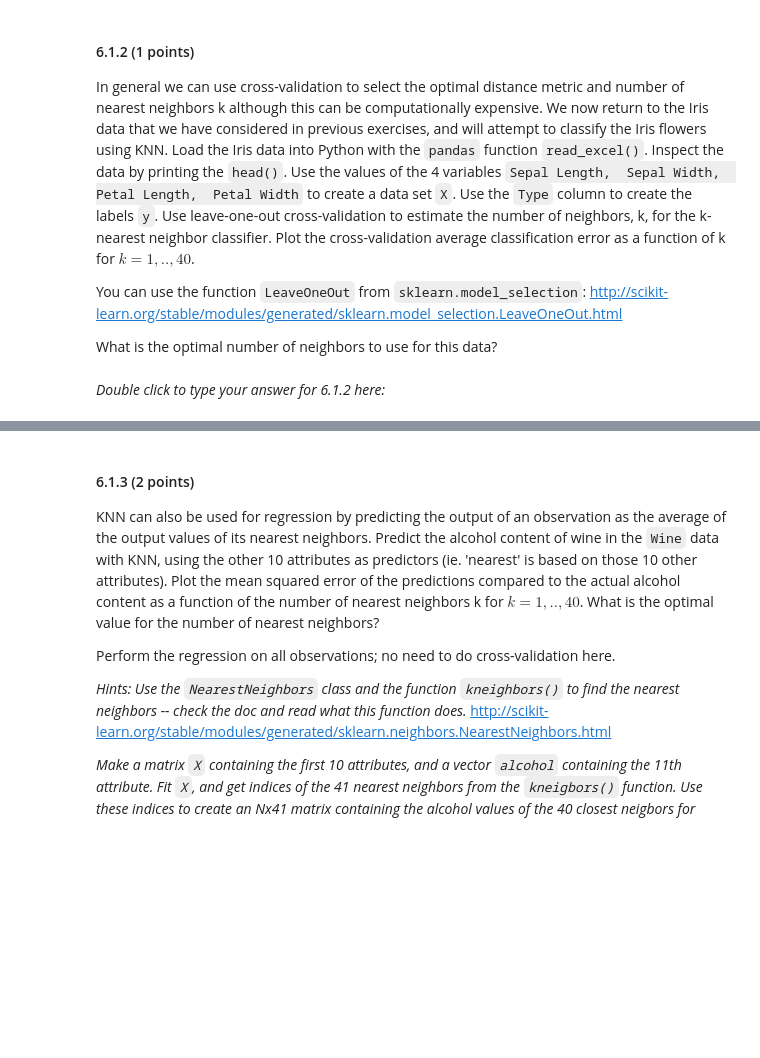
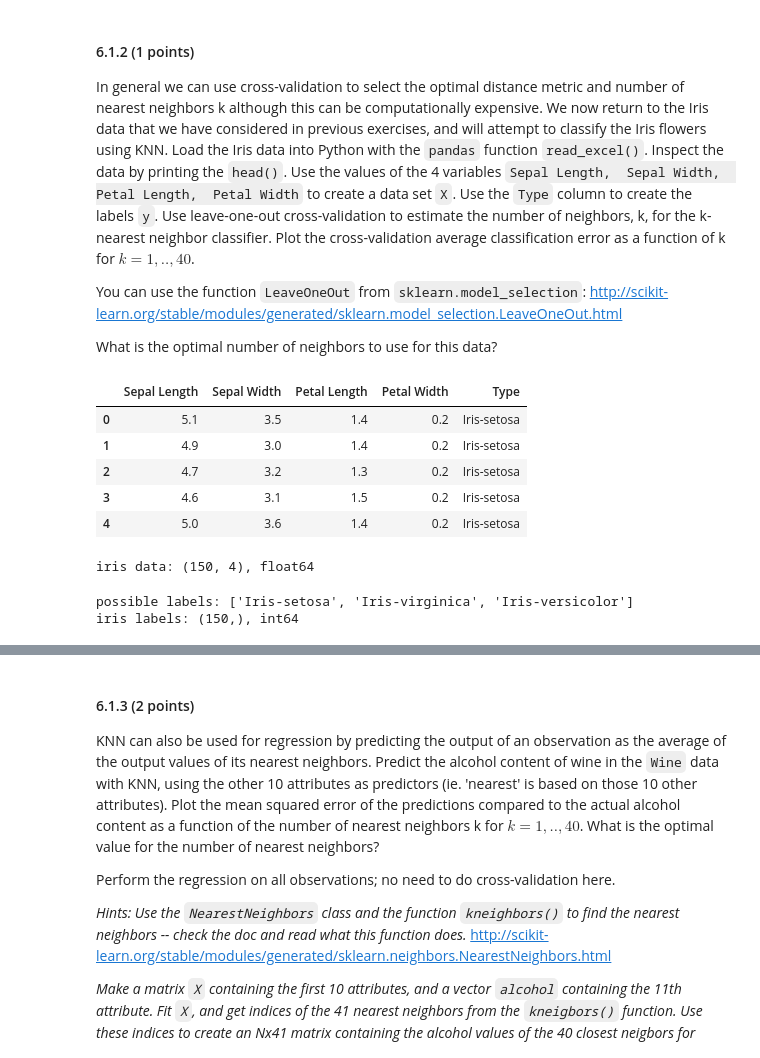
Before and after one commit to gabrielraya/Data-Mining, a Jupyter notebook: Assignment_6/Assignment_6.ipynb, the cells around one changed output, grey strips where cells are left out. Saved outputs shown, nothing was run; the diff lists cells and outputs as text; code cells hidden in the pictures; blank space fills up the shorter version.

```diff
--- a/Assignment_6/Assignment_6.ipynb
+++ b/Assignment_6/Assignment_6.ipynb
@@ -123,5 +123,3 @@ number of nearest neighbors k although this can be computationally expensive. We
 You can use the function `LeaveOneOut` from `sklearn.model_selection`: http://scikit-learn.org/stable/modules/generated/sklearn.model_selection.LeaveOneOut.html
 
 What is the optimal number of neighbors to use for this data?
-# %% [markdown]
-*Double click to type your answer for 6.1.2 here:*
@@ -127,0 +134,23 @@ What is the optimal number of neighbors to use for this data?
+# %%
+iris = pd.read_excel('Data/iris.xls')
+iris.head()
+# %% [output]
+|  | Sepal Length | Sepal Width | Petal Length | Petal Width | Type |
+| 0 | 5.1 | 3.5 | 1.4 | 0.2 | Iris-setosa |
+| 1 | 4.9 | 3.0 | 1.4 | 0.2 | Iris-setosa |
+| 2 | 4.7 | 3.2 | 1.3 | 0.2 | Iris-setosa |
+| 3 | 4.6 | 3.1 | 1.5 | 0.2 | Iris-setosa |
+| 4 | 5.0 | 3.6 | 1.4 | 0.2 | Iris-setosa |
+# %%
+iris_data = iris.iloc[:, :4].to_numpy()
+print(f'iris data: {iris_data.shape}, {iris_data.dtype}')
+# %% [output]
+iris data: (150, 4), float64
+# %%
+iris_possible_labels = list(set(iris.iloc[:, -1]))
+print(f'possible labels: {iris_possible_labels}')
+iris_labels = np.array([iris_possible_labels.index(row['Type']) for index, row in iris.iterrows()])
+print(f'iris labels: {iris_labels.shape}, {iris_labels.dtype}')
+# %% [output]
+possible labels: ['Iris-setosa', 'Iris-virginica', 'Iris-versicolor']
+iris labels: (150,), int64
```
Also changed, not shown: parts of 5 cells of this notebook.
